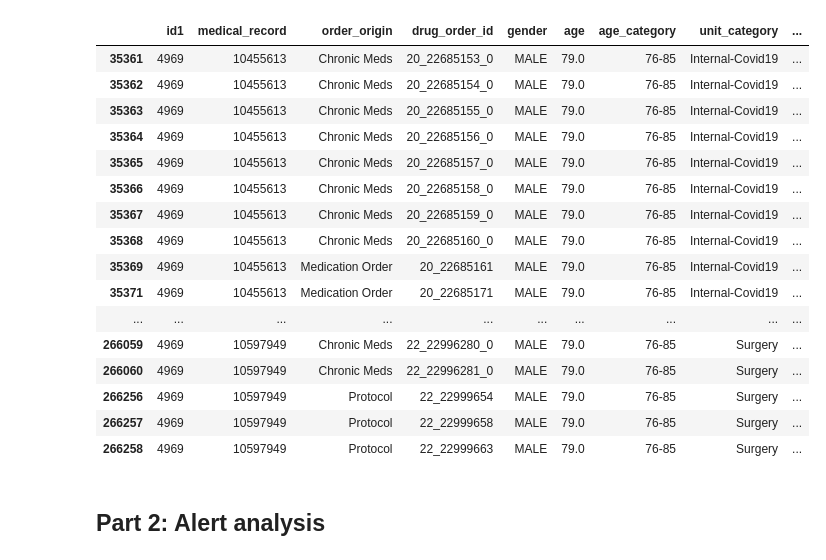
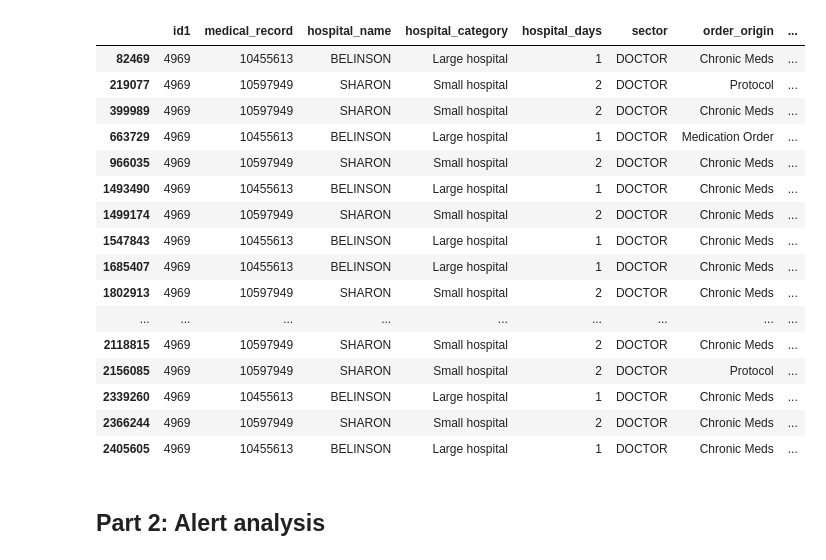
Before and after one commit to nirshlom/alert-fatigue, a Jupyter notebook: main_analysis.ipynb, the cells around one changed output. Cells and saved outputs as stored; diff of their text form; code cells hidden in the pictures.

Commit message:
updated main analysis

```diff
--- a/main_analysis.ipynb
+++ b/main_analysis.ipynb
@@ -11,6 +31,7 @@ pd.set_option('display.max_columns', None)  # Show all columns if needed
 # %%
 #TODO: Load the data: df_main_active_adult.csv, this order level data only active adults
-df_main_active_adult = pd.read_csv('alert_analysis/data/main_data_2022/df_main_active_adult_renamed.csv')
+#df_main_active_adult = pd.read_csv('alert_analysis/data/main_data_2022/df_main_active_adult_renamed.csv')
+df_main_active_adult = pd.read_csv(r'C:\Users\hibaa\Documents\GitHub\alert-fatigue\alert_analysis\data\main_data_2022\df_main_active_adult_renamed_clean_sample_100pct.csv')
 print(df_main_active_adult.shape)
 df_main_active_adult.head(10)
 # %% [output]
@@ -67,54 +88,78 @@ Name: count, Length: 46725, dtype: int64
 # count_columns
 # %%
 df_main_active_adult.loc[df_main_active_adult['id1'] == 4969][[
-        'id1',
-         'medical_record', # patient ID
-    'order_origin',
-    'drug_order_id',
-        'gender',  # renamed from Gender_Text_EN_cat
-        'age',  # renamed from AGE_num
-        'age_category',  # renamed from Age_cat
+        'id1',   # patient ID
+         'medical_record', # patient record ID
+         'hospital_name',
+         'hospital_category',  # new column withr new categories for hospital_code which renamed from hospital_code we have 3 categories small, medium, large
+         'hospital_days',
+          #'currently_hospitalized', # number of patients hopspitalized in the department in the moment of the prescription
+         'sector',
+         'order_origin',
+         'drug_order_id',
+         'age',  # renamed from AGE_num
+         'age_category',  # renamed from Age_cat
+        'prescription_day',  # new column withr new categories for day which renamed from day we have 2 categories weekend and weekday
         'unit_category',  # renamed from UnitName_cat
+        'unit_category_ud',  # new column withr new categories for unit_category which renamed from UnitName_cat
         'chronic_diagnosis',  # renamed from DiagnosisInReception
         'hospital_diagnosis',  # renamed from HospDiagnosis
         'chronic_med_count',  # renamed from chronic_num_calc
+        'chronic_med_ud',  # new column withr new categories for chronic_med_count which renamed from chronic_med_ud we have 3 categories 0, <5, >=5
         'alert_type',  # renamed from Alert_type
+        'alert_type_binary',  # new column withr new categories for alert_type which renamed from Alert_type while 1=error alert and 0=non_alert and non_error alert
         'response_type',  # renamed from ResponseType_cat
         'response_reasons_other_text',  # renamed from Other_Text
+        'response_time',
+        'diff_time_mabat_y',
         'dosing_frequency',
         'dosing_single_dose',
         'dosing_max_daily_dose',
         'neo_dosing_frequency',
         'neo_dosing_single_dose',
         'neo_dosing_max_daily_dose',
-        'hospital_name',
-    'myocardial_count',
-    'heart_failure_count',
-    'pvd_count',
-    'pvd_group_count',
+        'kidney_disease',
+        'hepatic_disease',
+        'diabetes_disease',
+        'obesity_disease',
+        'hypertension_disease',
+        'ischemic_heart_disease',
+        'atrial_fibrillation_disease',
+        'congestive_heart_failure_disease',
+        'hyperlipidemia_disease',
+        'cerebrovascular_disease',
+        'peptic_ulcer_disease',
+        'copd_disease',
+        'dementia_disease',
+        'oncological_disease',
+        'hemato_oncological_disease',
+        'atc_group',
+    'atc_group_ud',  # new column withr new categories for atc_group which renamed from atc_group
     'atc_count',
     'drug_atc',
     'chronic_drug_count',
-    'diabetes_count',
-    'hospital_days'
+    'diabetes_count'
+
     ]]
+
+    #TODO: add the column currently_hospitalized to the dataframe , the number of patients hopspitalized in the department in the moment of the prescription
 # %% [output]
-|  | id1 | medical_record | order_origin | drug_order_id | gender | age | age_category | unit_category | ... |
-| 35361 | 4969 | 10455613 | Chronic Meds | 20_22685153_0 | MALE | 79.0 | 76-85 | Internal-Covid19 | ... |
-| 35362 | 4969 | 10455613 | Chronic Meds | 20_22685154_0 | MALE | 79.0 | 76-85 | Internal-Covid19 | ... |
-| 35363 | 4969 | 10455613 | Chronic Meds | 20_22685155_0 | MALE | 79.0 | 76-85 | Internal-Covid19 | ... |
-| 35364 | 4969 | 10455613 | Chronic Meds | 20_22685156_0 | MALE | 79.0 | 76-85 | Internal-Covid19 | ... |
-| 35365 | 4969 | 10455613 | Chronic Meds | 20_22685157_0 | MALE | 79.0 | 76-85 | Internal-Covid19 | ... |
-| 35366 | 4969 | 10455613 | Chronic Meds | 20_22685158_0 | MALE | 79.0 | 76-85 | Internal-Covid19 | ... |
-| 35367 | 4969 | 10455613 | Chronic Meds | 20_22685159_0 | MALE | 79.0 | 76-85 | Internal-Covid19 | ... |
-| 35368 | 4969 | 10455613 | Chronic Meds | 20_22685160_0 | MALE | 79.0 | 76-85 | Internal-Covid19 | ... |
-| 35369 | 4969 | 10455613 | Medication Order | 20_22685161 | MALE | 79.0 | 76-85 | Internal-Covid19 | ... |
-| 35371 | 4969 | 10455613 | Medication Order | 20_22685171 | MALE | 79.0 | 76-85 | Internal-Covid19 | ... |
-| ... | ... | ... | ... | ... | ... | ... | ... | ... | ... |
-| 266059 | 4969 | 10597949 | Chronic Meds | 22_22996280_0 | MALE | 79.0 | 76-85 | Surgery | ... |
-| 266060 | 4969 | 10597949 | Chronic Meds | 22_22996281_0 | MALE | 79.0 | 76-85 | Surgery | ... |
-| 266256 | 4969 | 10597949 | Protocol | 22_22999654 | MALE | 79.0 | 76-85 | Surgery | ... |
-| 266257 | 4969 | 10597949 | Protocol | 22_22999658 | MALE | 79.0 | 76-85 | Surgery | ... |
-| 266258 | 4969 | 10597949 | Protocol | 22_22999663 | MALE | 79.0 | 76-85 | Surgery | ... |
+|  | id1 | medical_record | hospital_name | hospital_category | hospital_days | sector | order_origin | ... |
+| 82469 | 4969 | 10455613 | BELINSON | Large hospital | 1 | DOCTOR | Chronic Meds | ... |
+| 219077 | 4969 | 10597949 | SHARON | Small hospital | 2 | DOCTOR | Protocol | ... |
+| 399989 | 4969 | 10597949 | SHARON | Small hospital | 2 | DOCTOR | Chronic Meds | ... |
+| 663729 | 4969 | 10455613 | BELINSON | Large hospital | 1 | DOCTOR | Medication Order | ... |
+| 966035 | 4969 | 10597949 | SHARON | Small hospital | 2 | DOCTOR | Chronic Meds | ... |
+| 1493490 | 4969 | 10455613 | BELINSON | Large hospital | 1 | DOCTOR | Chronic Meds | ... |
+| 1499174 | 4969 | 10597949 | SHARON | Small hospital | 2 | DOCTOR | Chronic Meds | ... |
+| 1547843 | 4969 | 10455613 | BELINSON | Large hospital | 1 | DOCTOR | Chronic Meds | ... |
+| 1685407 | 4969 | 10455613 | BELINSON | Large hospital | 1 | DOCTOR | Chronic Meds | ... |
+| 1802913 | 4969 | 10597949 | SHARON | Small hospital | 2 | DOCTOR | Chronic Meds | ... |
+| ... | ... | ... | ... | ... | ... | ... | ... | ... |
+| 2118815 | 4969 | 10597949 | SHARON | Small hospital | 2 | DOCTOR | Chronic Meds | ... |
+| 2156085 | 4969 | 10597949 | SHARON | Small hospital | 2 | DOCTOR | Protocol | ... |
+| 2339260 | 4969 | 10455613 | BELINSON | Large hospital | 1 | DOCTOR | Chronic Meds | ... |
+| 2366244 | 4969 | 10597949 | SHARON | Small hospital | 2 | DOCTOR | Chronic Meds | ... |
+| 2405605 | 4969 | 10455613 | BELINSON | Large hospital | 1 | DOCTOR | Chronic Meds | ... |
 # %% [markdown]
 ## Part 2: Alert analysis
```
Also changed, not shown: parts of 13 cells of this notebook.
